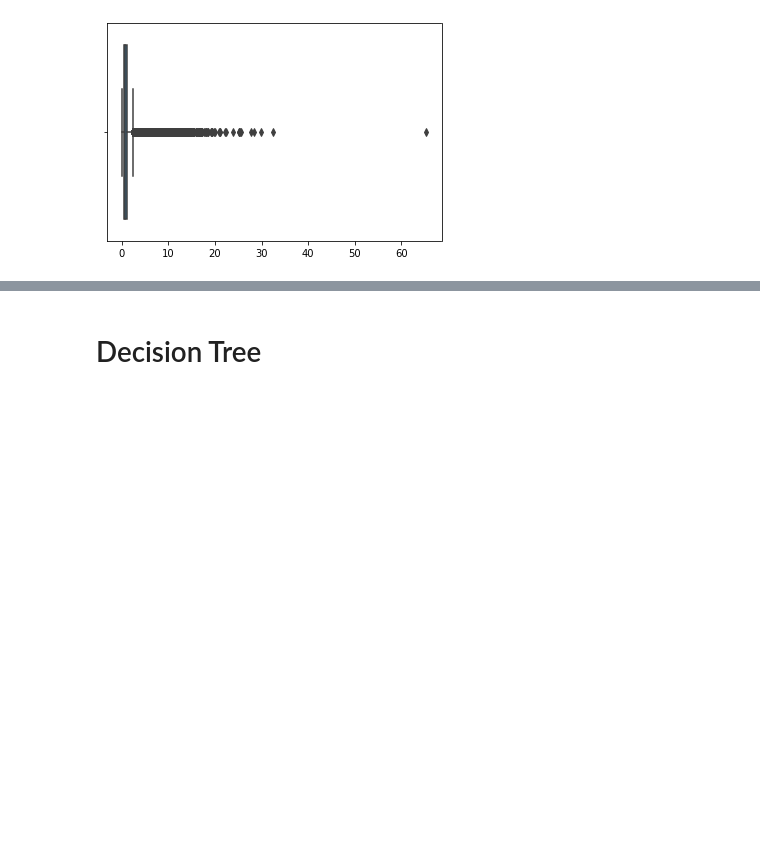
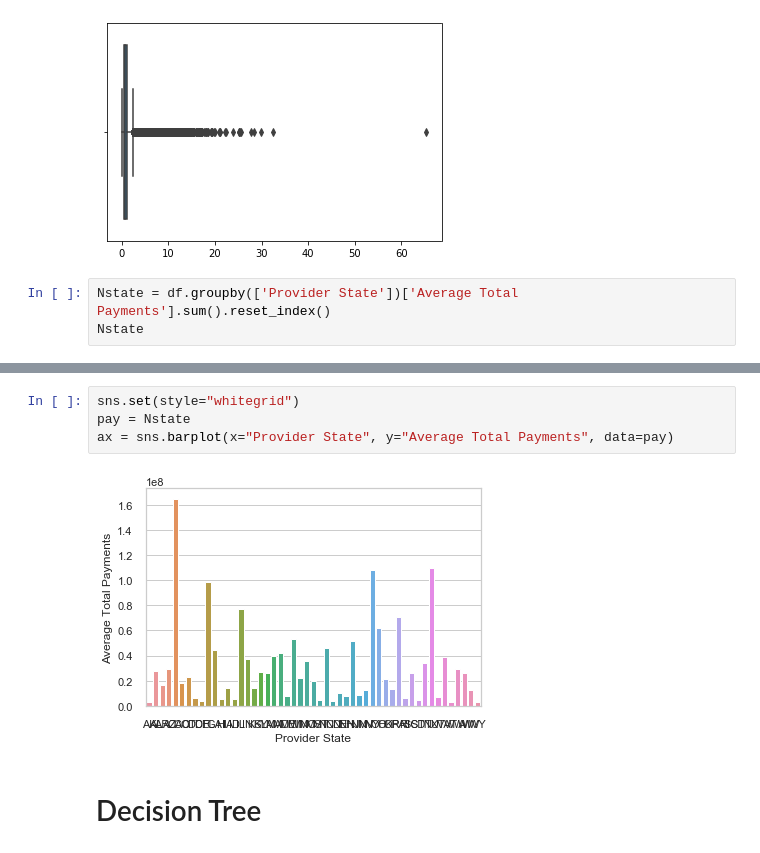
Before and after one commit to MBCoder123/DataMineProject, a Jupyter notebook: Project.ipynb, the cells around one changed output, grey strips where cells are left out. Drawn from its saved outputs; the diff is of its cells as text; blank space fills up the shorter version.

Commit message:
Added state vs most payed

```diff
--- a/Project.ipynb
+++ b/Project.ipynb
@@ -148,3 +148,6 @@ STD: 0.618197525812431
 Mean: 0.7860227853436493
 <matplotlib.axes._subplots.AxesSubplot at 0x...>
 [figure]
+# %%
+Nstate = df.groupby(['Provider State'])['Average Total Payments'].sum().reset_index()
+Nstate
@@ -151,3 +172,9 @@ Mean: 0.7860227853436493
+# %%
+sns.set(style="whitegrid")
+pay = Nstate
+ax = sns.barplot(x="Provider State", y="Average Total Payments", data=pay)
+# %% [output]
+[figure, added]
 # %% [markdown]
 # Decision Tree
 # %%
```
Also changed, not shown: parts of 1 cell of this notebook.
